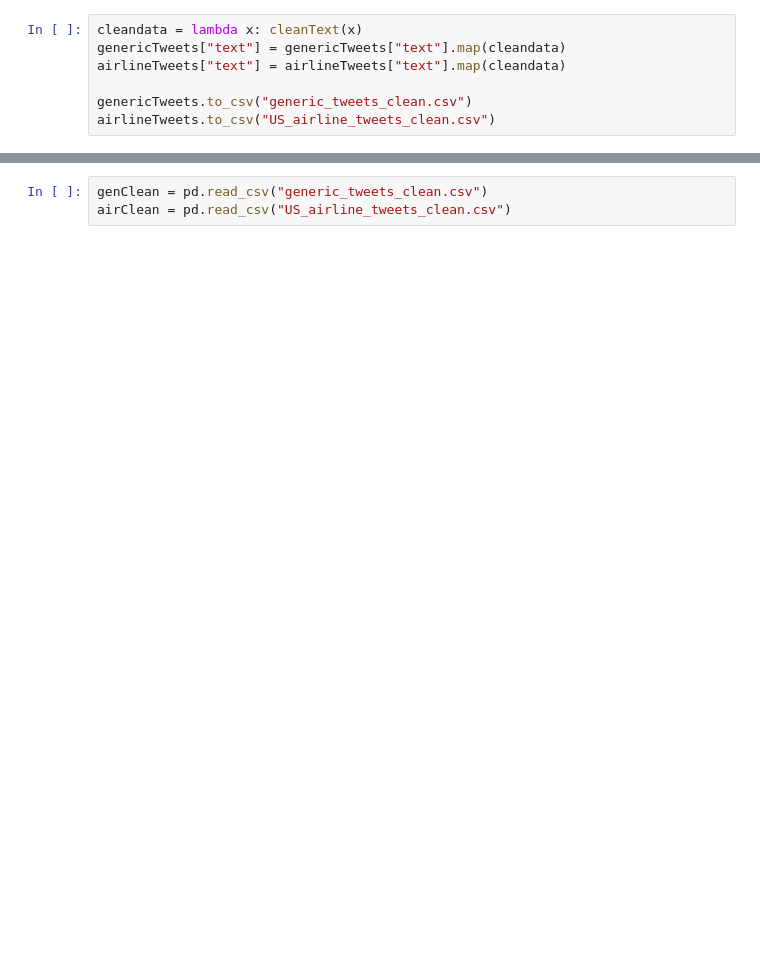
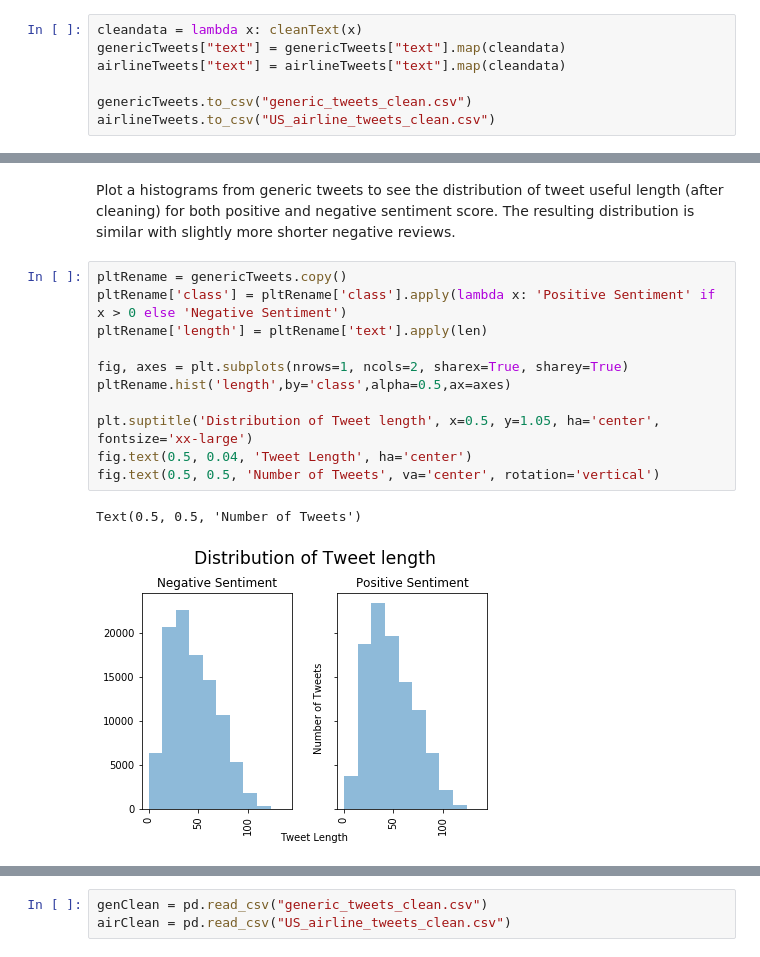
Before and after one commit to qyguan/airline, a Jupyter notebook: Guan_998373175_assignment1.ipynb, the cells around one changed output, grey strips where cells are left out. Saved outputs shown, nothing was run; the diff lists cells and outputs as text; blank space fills up the shorter version.

```diff
--- a/Guan_998373175_assignment1.ipynb
+++ b/Guan_998373175_assignment1.ipynb
@@ -96,0 +151,16 @@ plot.set_ylabel("counts")
+# %% [markdown]
+Plot a histograms from generic tweets to see the distribution of tweet useful length (after cleaning) for both positive and negative sentiment score. The resulting distribution is similar with slightly more shorter negative reviews.
+# %%
+pltRename = genericTweets.copy()
+pltRename['class'] = pltRename['class'].apply(lambda x: 'Positive Sentiment' if x > 0 else 'Negative Sentiment')
+pltRename['length'] = pltRename['text'].apply(len)
+
+fig, axes = plt.subplots(nrows=1, ncols=2, sharex=True, sharey=True)
+pltRename.hist('length',by='class',alpha=0.5,ax=axes)
+
+plt.suptitle('Distribution of Tweet length', x=0.5, y=1.05, ha='center', fontsize='xx-large')
+fig.text(0.5, 0.04, 'Tweet Length', ha='center')
+fig.text(0.5, 0.5, 'Number of Tweets', va='center', rotation='vertical')
+# %% [output]
+Text(0.5, 0.5, 'Number of Tweets')
+[figure, added]
```
Also changed, not shown: parts of 32 cells of this notebook.
